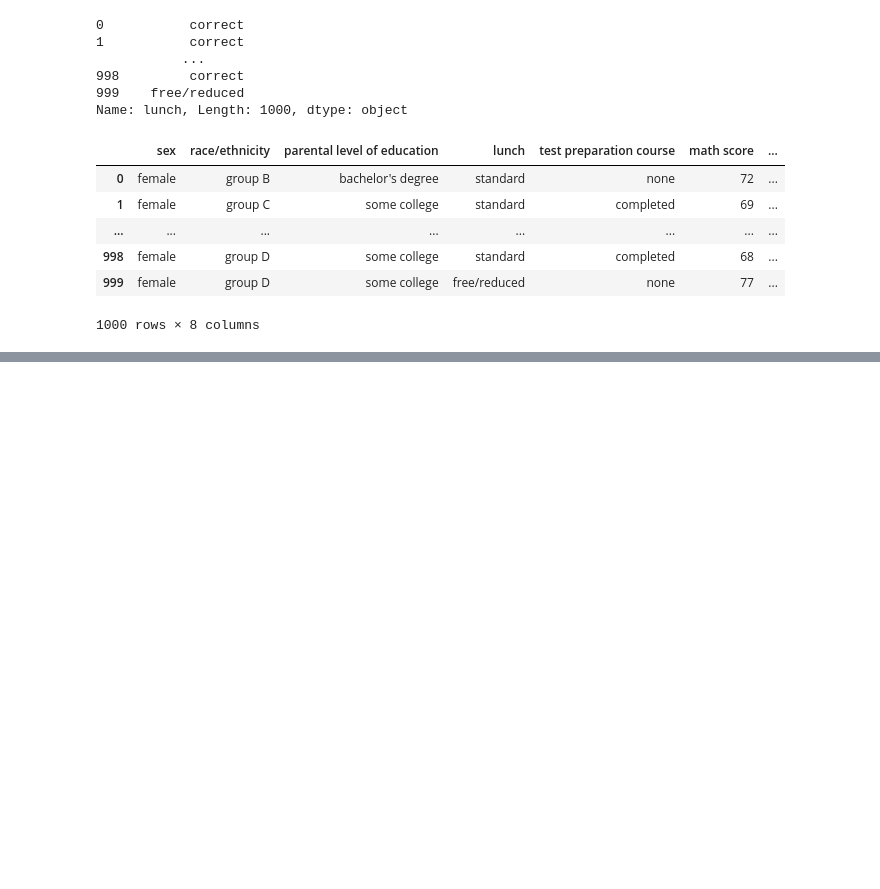
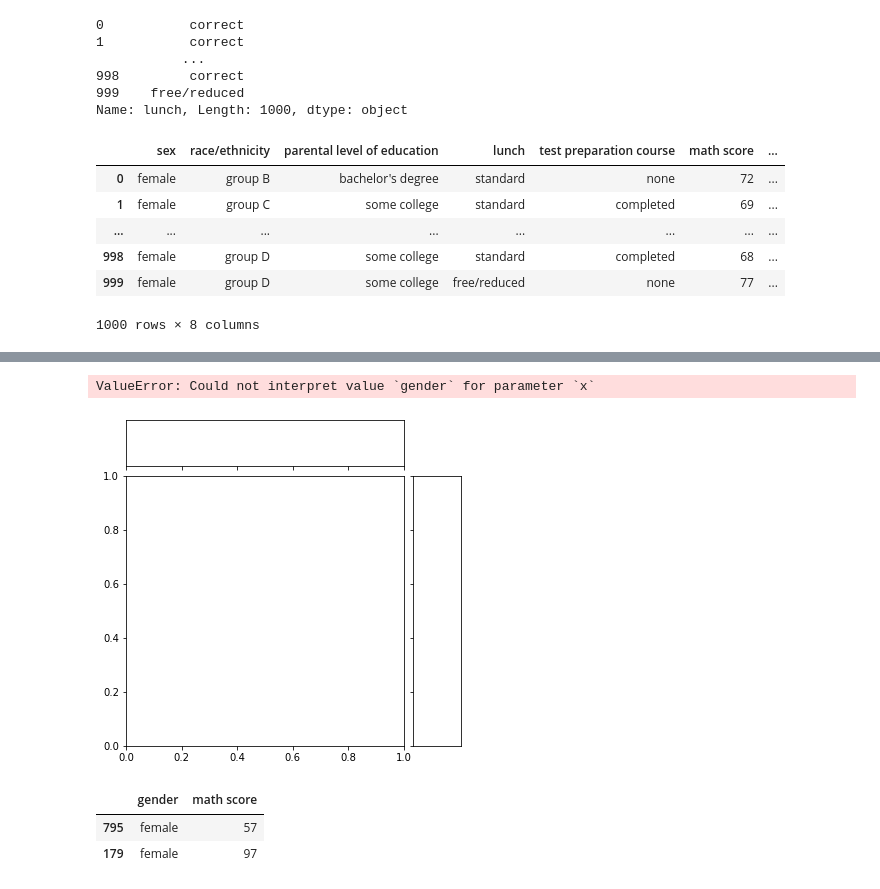
Before and after one commit to Toyinmoro/Assignment, a Jupyter notebook: Pandas Tutorial (Moronfolu Toyin).ipynb, the cells around one changed output, grey strips where cells are left out. Saved outputs shown, nothing was run; the diff lists cells and outputs as text; code cells hidden in the pictures; blank space fills up the shorter version.

```diff
--- a/Pandas Tutorial (Moronfolu Toyin).ipynb
+++ b/Pandas Tutorial (Moronfolu Toyin).ipynb
@@ -186,0 +234,5 @@ Student_Performance.rename(columns={'gender':'sex'})
+# %%
+sns.jointplot(x='gender', y='math score')
+# %% [output]
+ValueError: Could not interpret value `gender` for parameter `x`
+[figure, added]
@@ -186,0 +241,6 @@ Student_Performance.rename(columns={'gender':'sex'})
+# %%
+damp
+# %% [output]
+|  | gender | math score |
+| 795 | female | 57 |
+| 179 | female | 97 |
```
Also changed, not shown: parts of 14 cells of this notebook.
